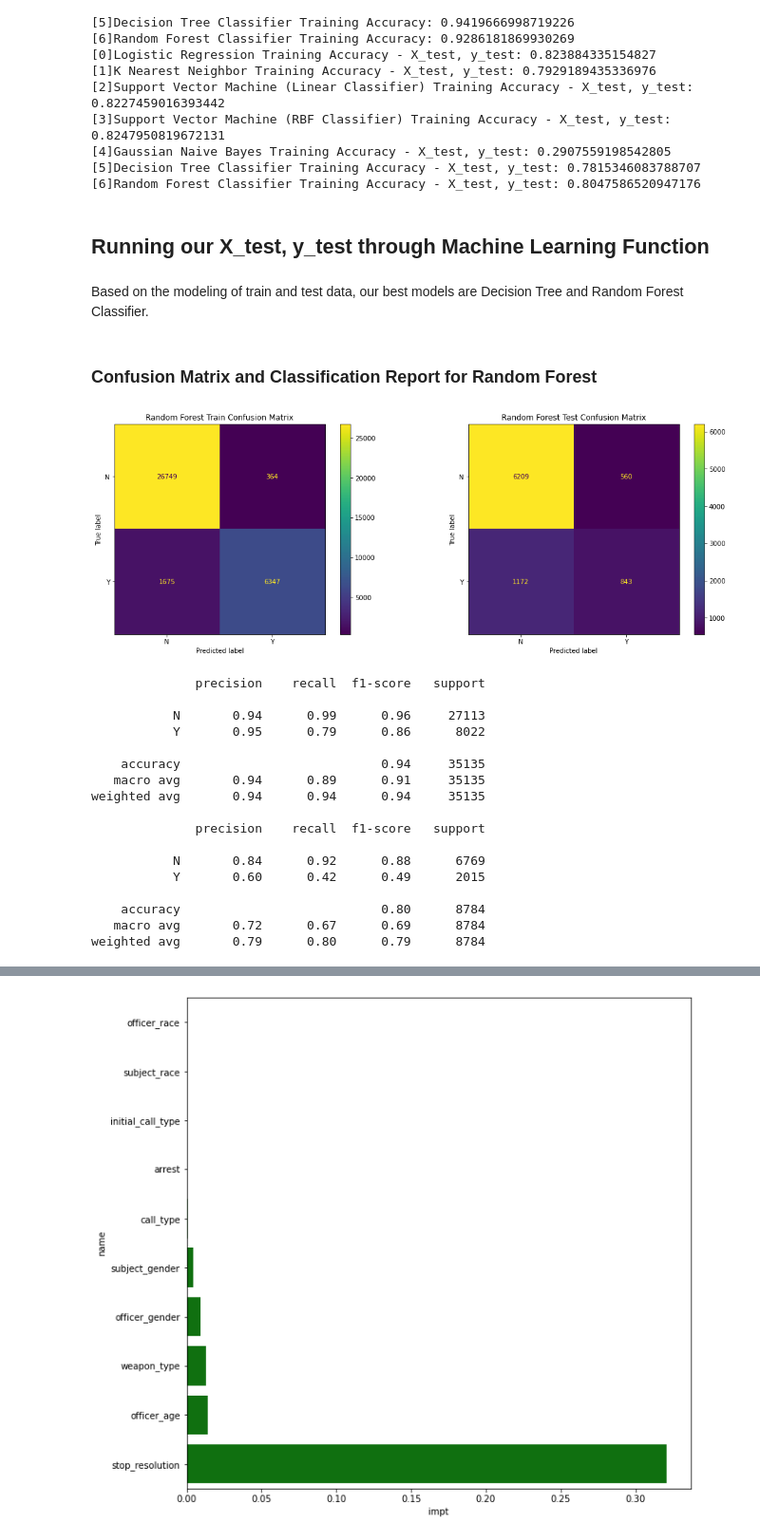
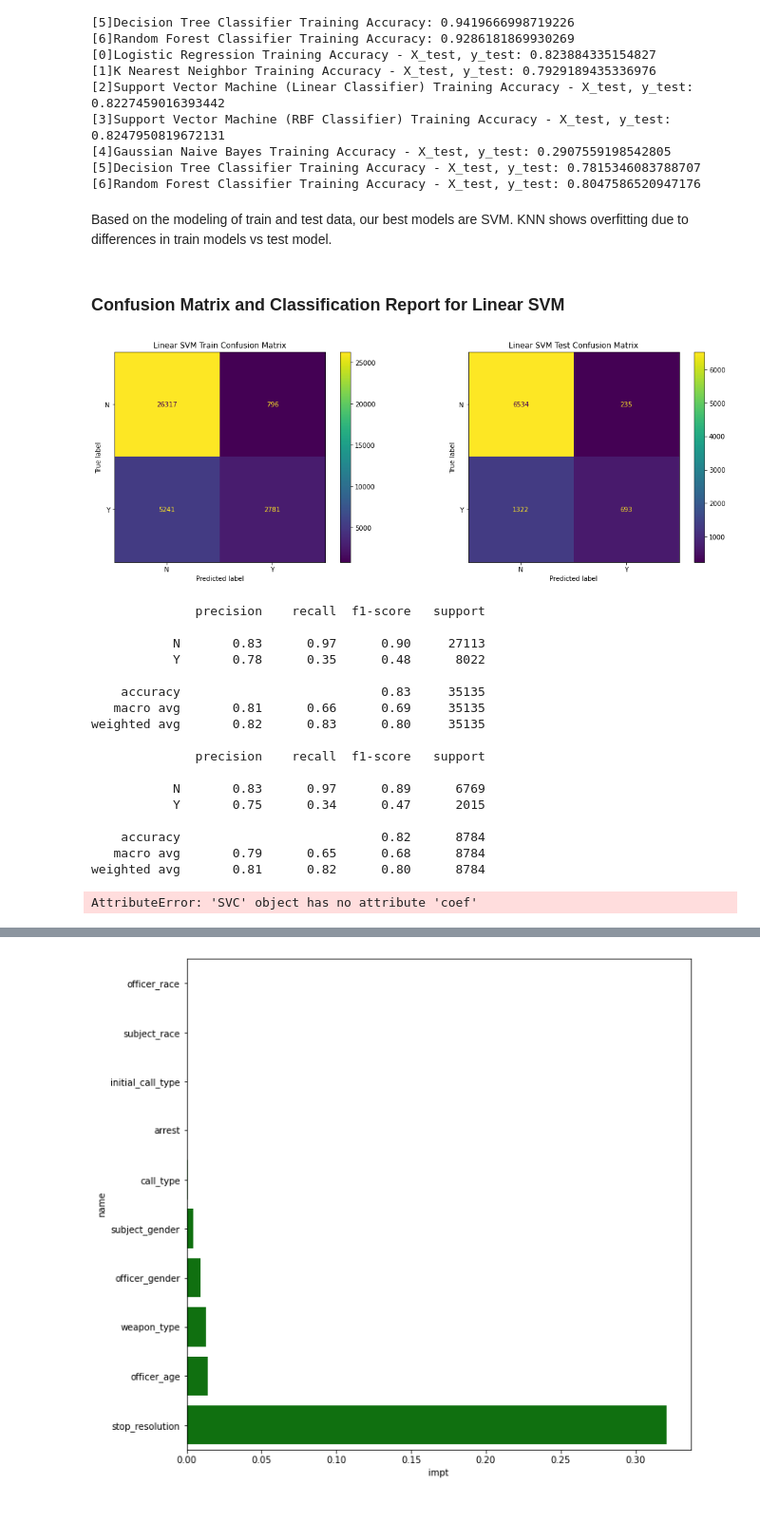
Before and after one commit to letruong711/Terry_Stop_Frisk, a Jupyter notebook: Modeling.ipynb, the cells around one changed output, grey strips where cells are left out. Shown at 95% size. Saved outputs shown, nothing was run; the diff lists cells and outputs as text; code cells hidden in the pictures; blank space fills up the shorter version.

Commit message:
cleaned up notebook and redoing matrix

```diff
--- a/Modeling.ipynb
+++ b/Modeling.ipynb
@@ -212,56 +213,59 @@ models(X_train_all, X_test_all, y_train, y_test)
 [4]Gaussian Naive Bayes Training Accuracy - X_test, y_test: 0.2907559198542805
 [5]Decision Tree Classifier Training Accuracy - X_test, y_test: 0.7815346083788707
 [6]Random Forest Classifier Training Accuracy - X_test, y_test: 0.8047586520947176
-# %% [markdown]
-## Running our X_test, y_test through Machine Learning Function
 # %% [markdown]
-Based on the modeling of train and test data, our best models are Decision Tree and Random Forest Classifier.
+Based on the modeling of train and test data, our best models are SVM. KNN shows overfitting due to differences in train models vs test model.
 # %% [markdown]
-### Confusion Matrix and Classification Report for Random Forest
+### Confusion Matrix and Classification Report for Linear SVM
 # %%
 #start decision tree confusion matrix
 
 #instantiation
-random_forest = RandomForestClassifier()
+svm = svm.LinearSVC()
 
 #fitting
-random_forest.fit(X_train_all, y_train)
+svm.fit(X_train_all, y_train)
 
 #predictions
-y_forest_hat_train = random_forest.predict(X_train_all)
-y_forest_hat_test = random_forest.predict(X_test_all)
+y_svm_hat_train = svm.predict(X_train_all)
+y_svm_hat_test = svm.predict(X_test_all)
 
 #plot decision tree confusion matrix
 fig, (ax0, ax1) = plt.subplots(1, 2, figsize=(18, 6))
 
-plot_confusion_matrix(random_forest, X_train_all, y_train, ax=ax0)
-plot_confusion_matrix(random_forest, X_test_all, y_test, ax=ax1)
+plot_confusion_matrix(svm, X_train_all, y_train, ax=ax0)
+plot_confusion_matrix(svm, X_test_all, y_test, ax=ax1)
 
-ax0.title.set_text('Random Forest Train Confusion Matrix')
-ax1.title.set_text('Random Forest Test Confusion Matrix')
+ax0.title.set_text('Linear SVM Train Confusion Matrix')
+ax1.title.set_text('Linear SVM Test Confusion Matrix')
 # %% [output]
-[figure, old version]
+[figure, new version]
 # %%
 #run classification model for Random Forrest
-print(classification_report(y_train, y_forest_hat_train))
-print(classification_report(y_test, y_forest_hat_test))
+print(classification_report(y_train, y_svm_hat_train))
+print(classification_report(y_test, y_svm_hat_test))
 # %% [output]
               precision    recall  f1-score   support
 
-           N       0.94      0.99      0.96     27113
-           Y       0.95      0.79      0.86      8022
+           N       0.83      0.97      0.90     27113
+           Y       0.78      0.35      0.48      8022
 
-    accuracy                           0.94     35135
-   macro avg       0.94      0.89      0.91     35135
-weighted avg       0.94      0.94      0.94     35135
+    accuracy                           0.83     35135
+   macro avg       0.81      0.66      0.69     35135
+weighted avg       0.82      0.83      0.80     35135
 
               precision    recall  f1-score   support
 
-           N       0.84      0.92      0.88      6769
-           Y       0.60      0.42      0.49      2015
+           N       0.83      0.97      0.89      6769
+           Y       0.75      0.34      0.47      2015
 
-    accuracy                           0.80      8784
-   macro avg       0.72      0.67      0.69      8784
-weighted avg       0.79      0.80      0.79      8784
+    accuracy                           0.82      8784
+   macro avg       0.79      0.65      0.68      8784
+weighted avg       0.81      0.82      0.80      8784
+# %%
+svm_important = svm.SVC(gamma=0.001, C=100., kernel = 'linear')
+pd.Series(abs(svm_important.coef[0]), index=features.columns).nlargest(10).plot(kind='barh')
+# %% [output]
+AttributeError: 'SVC' object has no attribute 'coef'
 # %%
 #figure out what features are important by level
```
Also changed, not shown: parts of 2 cells of this notebook, 2 other files.
